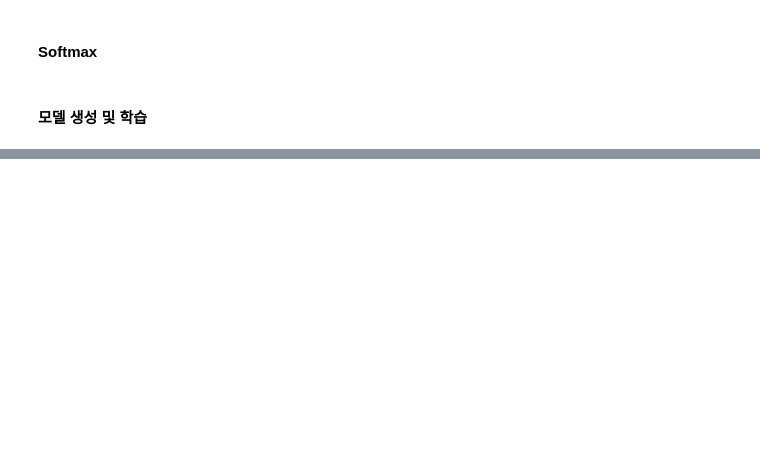
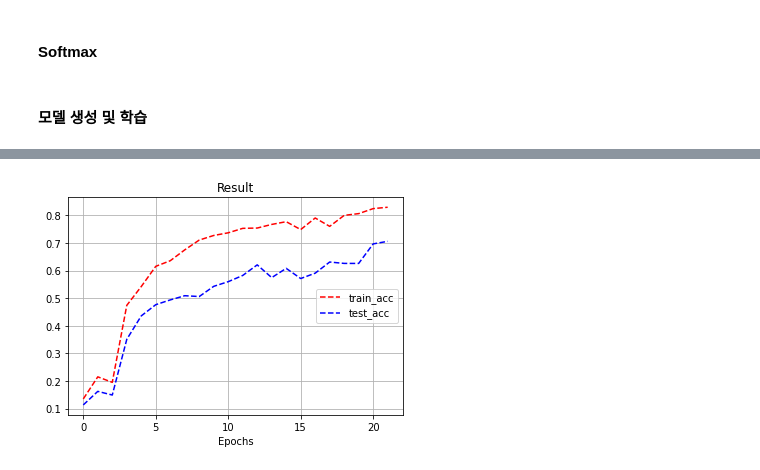
Before and after one commit to MutesK/StudyAI, a Jupyter notebook: 오차역전파(Backpropagation).ipynb, the cells around one changed output, grey strips where cells are left out. Drawn from its saved outputs; the diff is of its cells as text; code cells hidden in the pictures; blank space fills up the shorter version.

```diff
--- a/오차역전파(Backpropagation).ipynb
+++ b/오차역전파(Backpropagation).ipynb
@@ -191,4 +487,9 @@
 # %% [markdown]
 #### Hyper Parameters
+# %%
+epochs = 1000
+learning_rate = 1e-3
+batch_size = 100
+train_size = x_train.shape[0]
 # %% [markdown]
 #### Util Functions
@@ -205,2 +684,29 @@
 # %% [markdown]
 #### 모델 생성 및 학습
+# %%
+model = Model(28 * 28, [100, 64, 32], 10, activation='relu')
+# %%
+train_lost_list = []
+train_acc_list = []
+test_acc_list= []
+# %%
+for epoch in range(epochs) :
+  batch_mask = np.random.choice(train_size, batch_size)
+  x_batch = x_train[batch_mask]
+  y_batch = y_train[batch_mask]
+
+  grad = model.gradient(x_batch, y_batch)
+
+  for key in model.params.keys() :
+    model.params[key] -= learning_rate * grad[key]
+
+  loss = model.loss(x_batch, y_batch)
+  train_lost_list.append(loss)
+
+  if epoch % 50 == 0 :
+    train_acc = model.accuracy(x_train, y_train)
+    test_acc = model.accuracy(x_test, y_test)
+    train_acc_list.append(train_acc)
+    test_acc_list.append(test_acc)
+
+    print("Epoch: {} Train Accuracy : {:.4f} Test Accuracy : {:.4f}".format(epoch + 1, train_acc, test_acc))
@@ -206,0 +734,11 @@
+# %%
+plt.plot(np.arange(22), train_acc_list, 'r--', label='train_acc')
+plt.plot(np.arange(22), test_acc_list, 'b--', label='test_acc')
+
+plt.title('Result')
+plt.xlabel('Epochs')
+plt.legend(loc=5)
+plt.grid(5)
+plt.show()
+# %% [output]
+[figure, added]
```
Also changed, not shown: parts of 33 cells of this notebook.
